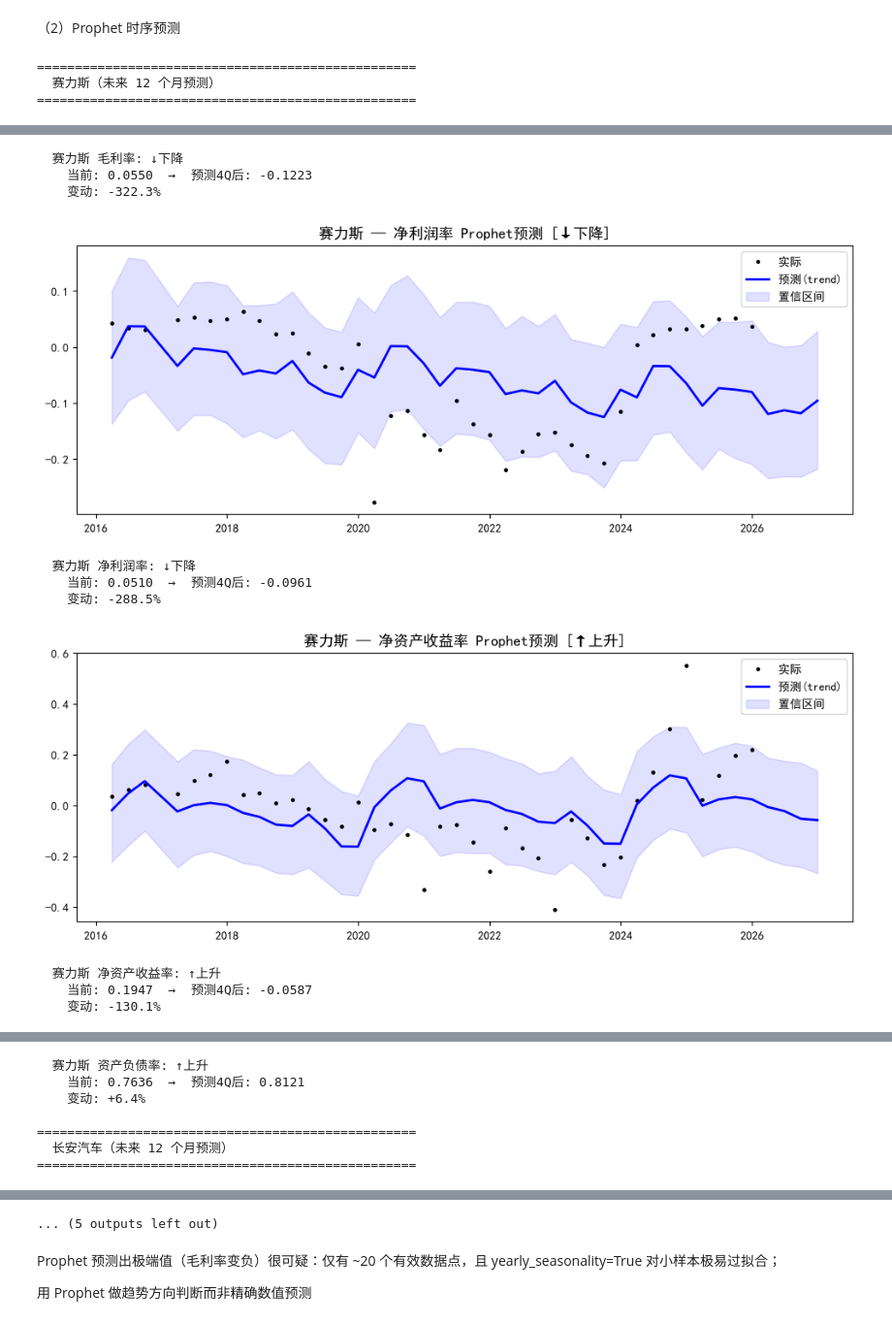
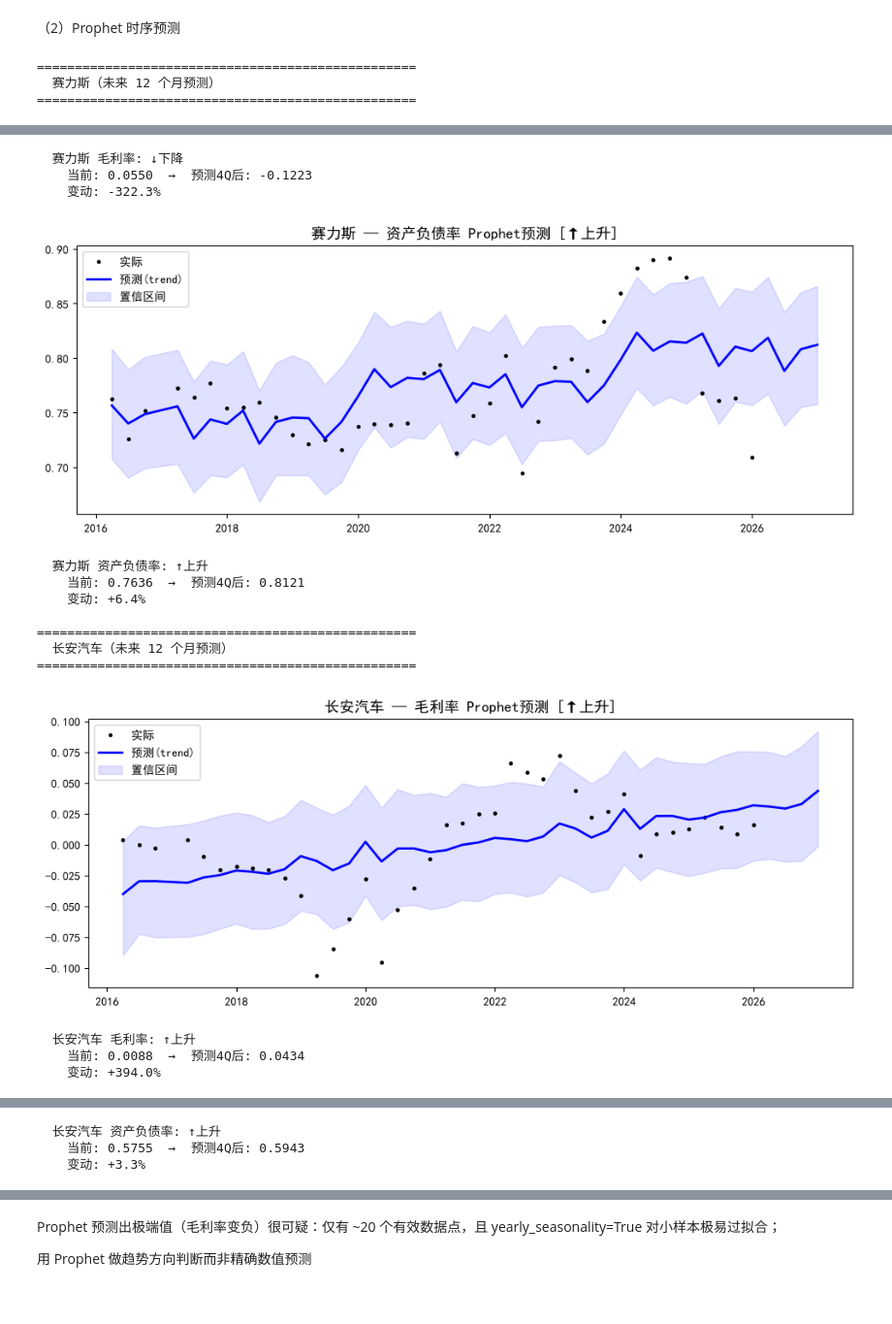
Before and after one commit to yohoten/fidac, a Jupyter notebook: 基于K-Means聚类与Prophet时序预测的重庆上市车企财务智能预警研究.ipynb, the cells around one changed output, grey strips where cells are left out. Shown at 97% size. Drawn from its saved outputs; the diff is of its cells as text; code cells hidden in the pictures.

```diff
--- a/基于K-Means聚类与Prophet时序预测的重庆上市车企财务智能预警研究.ipynb
+++ b/基于K-Means聚类与Prophet时序预测的重庆上市车企财务智能预警研究.ipynb
@@ -259,36 +287,3 @@ plt.colorbar(im); plt.tight_layout(); plt.show()
 [figure]
 # %% [markdown]
 2.研发投入趋势 (赛力斯 vs 长安)
-# %%
-rd_data = {
-    '年份': ['2017', '2019', '2021', '2023', '2024', '2025'],
-    '赛力斯_研发费用(亿)': [4.68, 6.51, 9.48, 16.96, 55.86, 79.54],
-    '长安_研发费用(亿)':   [26.17, 31.69, 35.15, 59.80, 65.05, 71.58],
-    '赛力斯_研发率(%)':    [2.13, 3.59, 5.67, 4.73, 3.85, 4.82],
-    '长安_研发率(%)':      [3.27, 4.49, 3.34, 3.95, 4.07, 4.36],
-}
-df_rd = pd.DataFrame(rd_data).set_index('年份')
-
-fig, (ax1, ax2) = plt.subplots(1, 2, figsize=(13, 5))
-
-# 左: 研发费用绝对值
-x = range(len(df_rd))
-w = 0.35
-ax1.bar([i - w/2 for i in x], df_rd['赛力斯_研发费用(亿)'], w, color='#E74C3C', label='赛力斯')
-ax1.bar([i + w/2 for i in x], df_rd['长安_研发费用(亿)'], w, color='#3498DB', label='长安汽车')
-ax1.set_xticks(x); ax1.set_xticklabels(df_rd.index)
-ax1.set_ylabel('亿元'); ax1.set_title('研发费用绝对值对比', fontsize=13)
-ax1.legend()
-for i, (sl, ca) in enumerate(zip(df_rd['赛力斯_研发费用(亿)'], df_rd['长安_研发费用(亿)'])):
-    ax1.text(i - w/2, sl + 1, f'{sl:.0f}', ha='center', fontsize=8, color='#C0392B')
-    ax1.text(i + w/2, ca + 1, f'{ca:.0f}', ha='center', fontsize=8, color='#2980B9')
-
-# 右: 研发费用率
-ax2.plot(df_rd.index, df_rd['赛力斯_研发率(%)'], 'o-', color='#E74C3C', linewidth=2, label='赛力斯')
-ax2.plot(df_rd.index, df_rd['长安_研发率(%)'], 's-', color='#3498DB', linewidth=2, label='长安汽车')
-ax2.axvline(x='2021', color='gray', linestyle='--', alpha=0.5, label='华为合作启动')
-ax2.set_ylabel('%'); ax2.set_title('研发费用率对比', fontsize=13)
-ax2.legend(); ax2.grid(alpha=0.3)
-
-plt.tight_layout(); plt.show()
-print('\n关键发现: 2024年起赛力斯研发投入暴增(55.86亿), 2025年研发率(4.82%)首超长安(4.36%)')
@@ -745,9 +751,8 @@ def prophet_forecast(code, metric_col, forecast_quarters=4):
           f'预测{forecast_quarters}Q后: {forecast["yhat"].iloc[-1]:.4f}')
     print(f'    变动: {change_pct:+.1f}%')
 
-
-# ============ 运行 ============
-METRICS = ['毛利率', '净利润率', '净资产收益率', '资产负债率']
+#METRICS = ['毛利率', '净利润率', '净资产收益率', '资产负债率']
+METRICS = ['毛利率',  '资产负债率']
 FORECAST_Q = 4
 
 for code in ['601127_赛力斯', '000625_长安汽车']:
@@ -769,11 +774,15 @@ os.chdir(_orig_cwd)
   赛力斯 毛利率: ↓下降
     当前: 0.0550  →  预测4Q后: -0.1223
     变动: -322.3%
-[figure, old version]
+[figure, new version]
-  赛力斯 净利润率: ↓下降
-    当前: 0.0510  →  预测4Q后: -0.0961
-    变动: -288.5%
+  赛力斯 资产负债率: ↑上升
+    当前: 0.7636  →  预测4Q后: 0.8121
+    变动: +6.4%
+
+==================================================
+  长安汽车（未来 12 个月预测）
+==================================================
-[figure, old version]
+[figure, new version]
-  赛力斯 净资产收益率: ↑上升
-    当前: 0.1947  →  预测4Q后: -0.0587
-    变动: -130.1%
+  长安汽车 毛利率: ↑上升
+    当前: 0.0088  →  预测4Q后: 0.0434
+    变动: +394.0%
@@ -781,7 +790,3 @@ os.chdir(_orig_cwd)
-  赛力斯 资产负债率: ↑上升
-    当前: 0.7636  →  预测4Q后: 0.8121
-    变动: +6.4%
-
-==================================================
-  长安汽车（未来 12 个月预测）
-==================================================
+  长安汽车 资产负债率: ↑上升
+    当前: 0.5755  →  预测4Q后: 0.5943
+    变动: +3.3%
@@ -793,4 +793,3 @@ os.chdir(_orig_cwd)
-... (5 outputs left out)
 # %% [markdown]
 Prophet 预测出极端值（毛利率变负）很可疑：仅有 ~20 个有效数据点，且 yearly_seasonality=True 对小样本极易过拟合；
 
```
Also changed, not shown: parts of 14 cells of this notebook, 9 other files.
